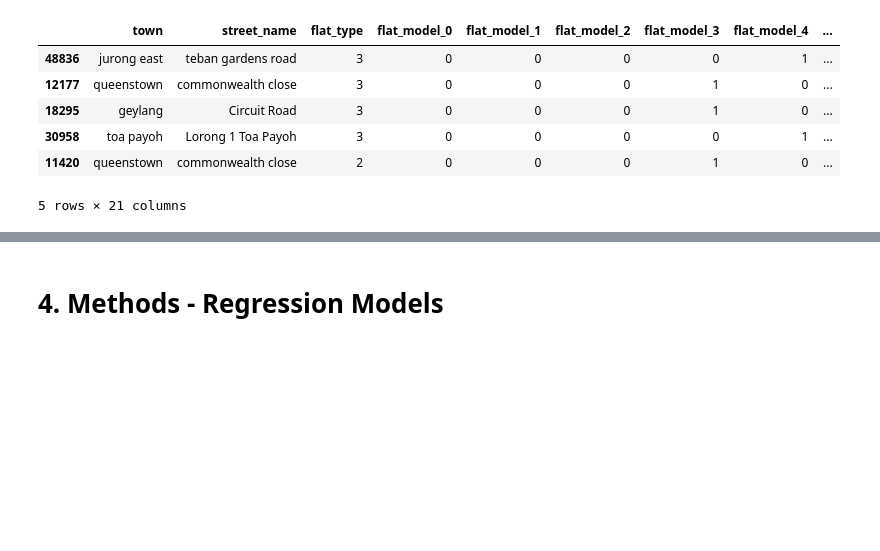
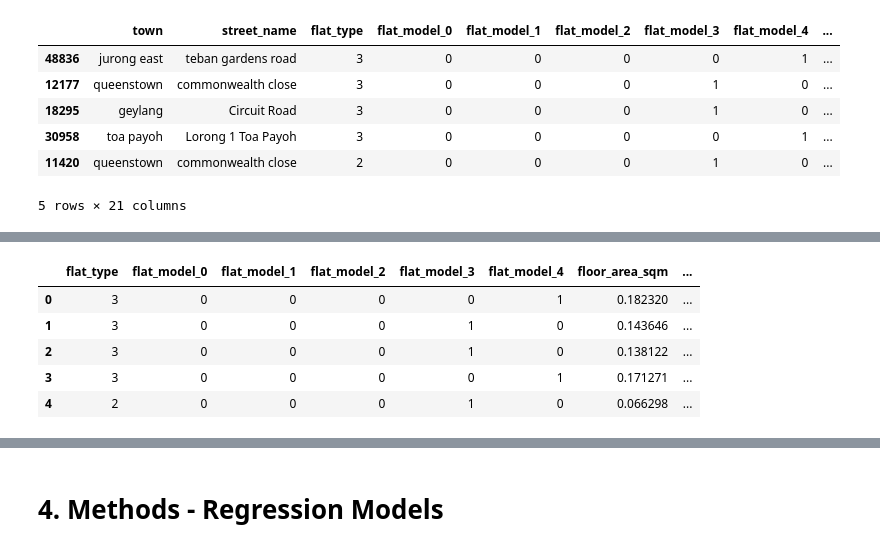
Before and after one commit to Guiltylife/CS5228-Team31-Project, a Jupyter notebook: cs5228-team31.ipynb, the cells around one changed output, grey strips where cells are left out. Cells and saved outputs as stored; diff of their text form; code cells hidden in the pictures; blank space fills up the shorter version.

Commit message:
FeatureEngineering: magic features created to remove all categorical features

```diff
--- a/cs5228-team31.ipynb
+++ b/cs5228-team31.ipynb
@@ -734,0 +809,82 @@ train_data.head()
+# %%
+def compute_grouped_stats(df, group_column, target_column):
+    """Compute statistics for a given target column grouped by another column."""
+    grouped = df[[target_column, group_column]].groupby(group_column)
+
+    stats_functions = {
+        'size': len,
+        'mean': 'mean',
+        'std': 'std',
+        'median': 'median',
+        'max': 'max',
+        'min': 'min'
+    }
+
+    stats_df = pd.DataFrame(df[group_column].unique(), columns=[group_column])
+    for stat_name, func in stats_functions.items():
+        stat_df = pd.DataFrame(grouped.agg(func)).reset_index()
+        stat_df.columns = [group_column, f"{target_column}_{stat_name}"]
+        stats_df = pd.merge(stats_df, stat_df, on=group_column, how='outer')
+
+    return stats_df
+
+# def get_stats(df, group_column,  target_column = 'floor_area_sqm'):
+#     # Compute grouped statistics for train and test separately
+#     stats = compute_grouped_stats(df, target_column, group_column)
+#     # Merge statistics back to the respective dataframes
+#     df_with_stats = pd.merge(df, stats, on=group_column, how='left')
+#     # Drop unnecessary columns
+#     df_with_stats.drop([target_column, group_column], axis=1, inplace=True)
+#     return df_with_stats
+
+def get_stats(df, target_column, group_column):
+    '''
+    target_column: numeric columns to group with (e.g. price, bedrooms, bathrooms)
+    group_column: categorical columns to group on (e.g. manager_id, building_id)
+    '''
+    grouped = df[[target_column, group_column]].groupby(group_column)
+
+    the_size = pd.DataFrame(grouped.size()).reset_index()
+    the_size.columns = [group_column, '%s_size' % target_column]
+
+    the_mean = pd.DataFrame(grouped.mean()).reset_index()
+    the_mean.columns = [group_column, '%s_mean' % target_column]
+
+    the_std = pd.DataFrame(grouped.std()).reset_index().fillna(0)
+    the_std.columns = [group_column, '%s_std' % target_column]
+
+    the_median = pd.DataFrame(grouped.median()).reset_index()
+    the_median.columns = [group_column, '%s_median' % target_column]
+
+    the_stats = pd.merge(the_size, the_mean)
+    the_stats = pd.merge(the_stats, the_std)
+    the_stats = pd.merge(the_stats, the_median)
+
+    the_max = pd.DataFrame(grouped.max()).reset_index()
+    the_max.columns = [group_column, '%s_max' % target_column]
+    the_min = pd.DataFrame(grouped.min()).reset_index()
+    the_min.columns = [group_column, '%s_min' % target_column]
+
+    the_stats = pd.merge(the_stats, the_max)
+    the_stats = pd.merge(the_stats, the_min)
+
+    df = pd.merge(df, the_stats)
+    return df
+
+datasets = [train_data, test_data]
+for idx, dataset in enumerate(datasets):
+    for group_column in ['town', 'street_name', 'subzone']:
+        # Update the original datasets
+        datasets[idx] = get_stats(dataset, 'floor_area_sqm', group_column)
+        datasets[idx] = encode_drop(dataset, group_column)
+
+train_data, test_data = datasets
+
+train_data.head()
+# %% [output]
+|  | flat_type | flat_model_0 | flat_model_1 | flat_model_2 | flat_model_3 | flat_model_4 | floor_area_sqm | ... |
+| 0 | 3 | 0 | 0 | 0 | 0 | 1 | 0.182320 | ... |
+| 1 | 3 | 0 | 0 | 0 | 1 | 0 | 0.143646 | ... |
+| 2 | 3 | 0 | 0 | 0 | 1 | 0 | 0.138122 | ... |
+| 3 | 3 | 0 | 0 | 0 | 0 | 1 | 0.171271 | ... |
+| 4 | 2 | 0 | 0 | 0 | 1 | 0 | 0.066298 | ... |
```
Also changed, not shown: parts of 14 cells of this notebook.
